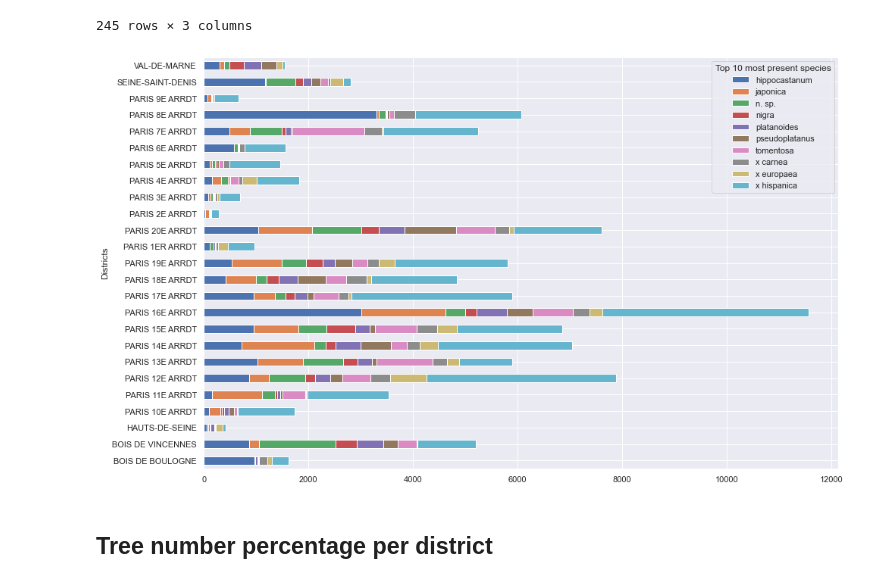
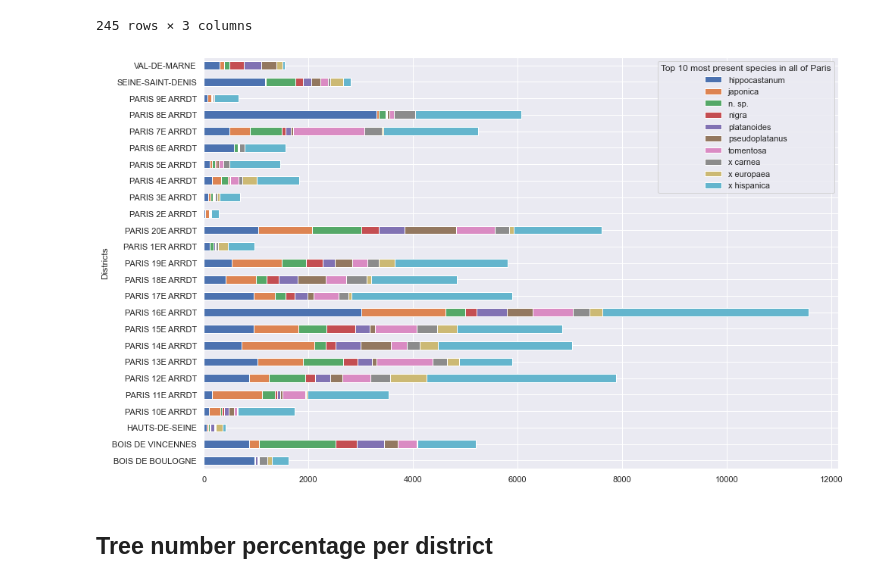
Before and after one commit to lynda-trad/Paris-Trees, a Jupyter notebook: Trees-of-Paris.ipynb, the cells around one changed output. Drawn from its saved outputs; the diff is of its cells as text; code cells hidden in the pictures.

```diff
--- a/Trees-of-Paris.ipynb
+++ b/Trees-of-Paris.ipynb
@@ -123,4 +66,0 @@ height_boxplot
-# %%
-data.drop(data.index[(data["hauteur_m"] > 50000)], axis=0, inplace=True)
-height_boxplot = data.boxplot(column=['hauteur_m'])
-height_boxplot
@@ -130,4 +66,0 @@ height_boxplot
-# %%
-data.drop(data.index[(data["hauteur_m"] > 2000)], axis=0, inplace=True)
-height_boxplot = data.boxplot(column=['hauteur_m'])
-height_boxplot
@@ -137,4 +66,0 @@ height_boxplot
-# %%
-data.drop(data.index[(data["hauteur_m"] > 250)], axis=0, inplace=True)
-height_boxplot = data.boxplot(column=['hauteur_m'])
-height_boxplot
@@ -146,4 +66,0 @@ By reducing the maximum value for maximum height, we made a much more readable b
-# %%
-data.drop(data.index[(data["hauteur_m"] > 150)], axis=0, inplace=True)
-height_boxplot = data.boxplot(column=['hauteur_m'])
-height_boxplot
@@ -294,14 +226,14 @@ species_district_df
 # %%
 # reshape the dataframe
 species_district_dfpivot = species_district_df.pivot(index=['arrondissement'], columns=['espece'], values='count')
 
 # plot stacked bars
 species_district_dfpivot.plot(kind='barh', stacked=True, rot=0, figsize=(15, 10),
                               xlabel='Districts', ylabel='Species frequency')
-plt.legend(title = "Top 10 most present species")
+plt.legend(title = "Top 10 most present species in all of Paris")
 plt.show()
 # %% [output]
-[figure, old version]
+[figure, new version]
 # %% [markdown]
 ## Tree number percentage per district
 # %% [markdown]
```
Also changed, not shown: parts of 27 cells of this notebook.
